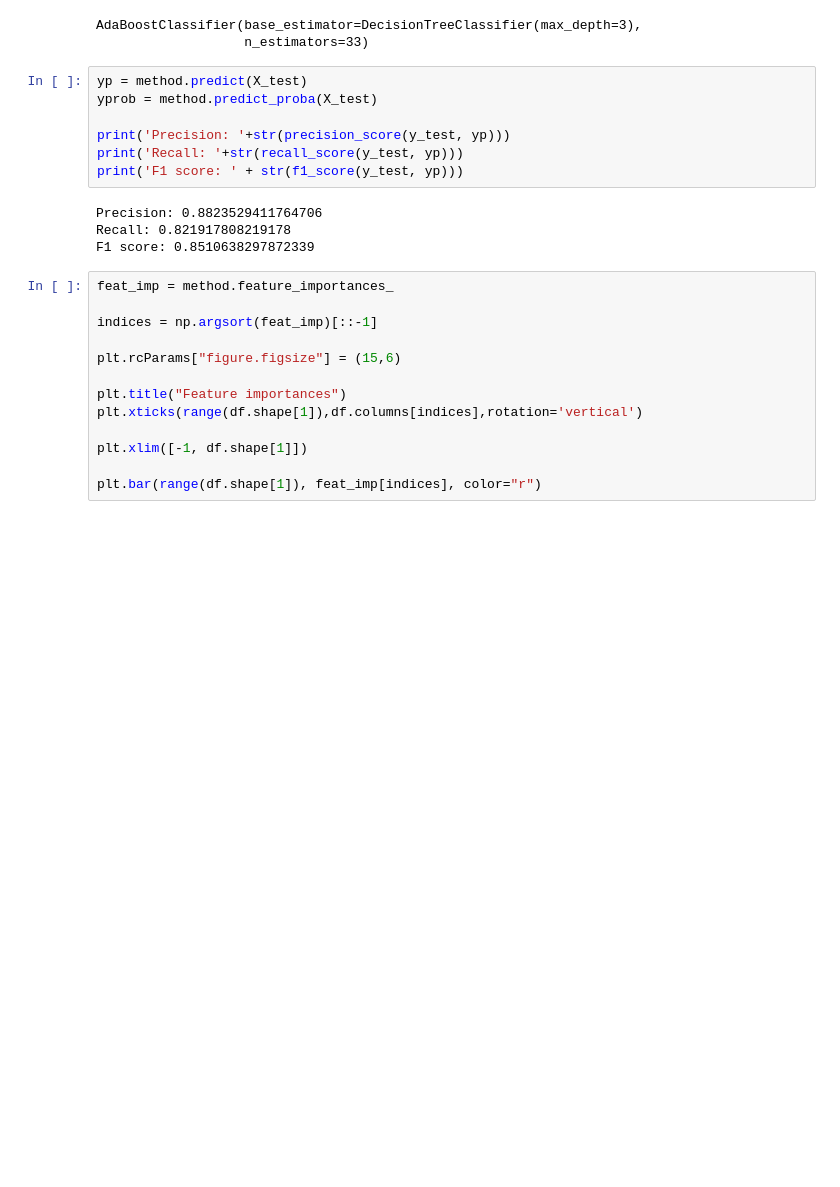
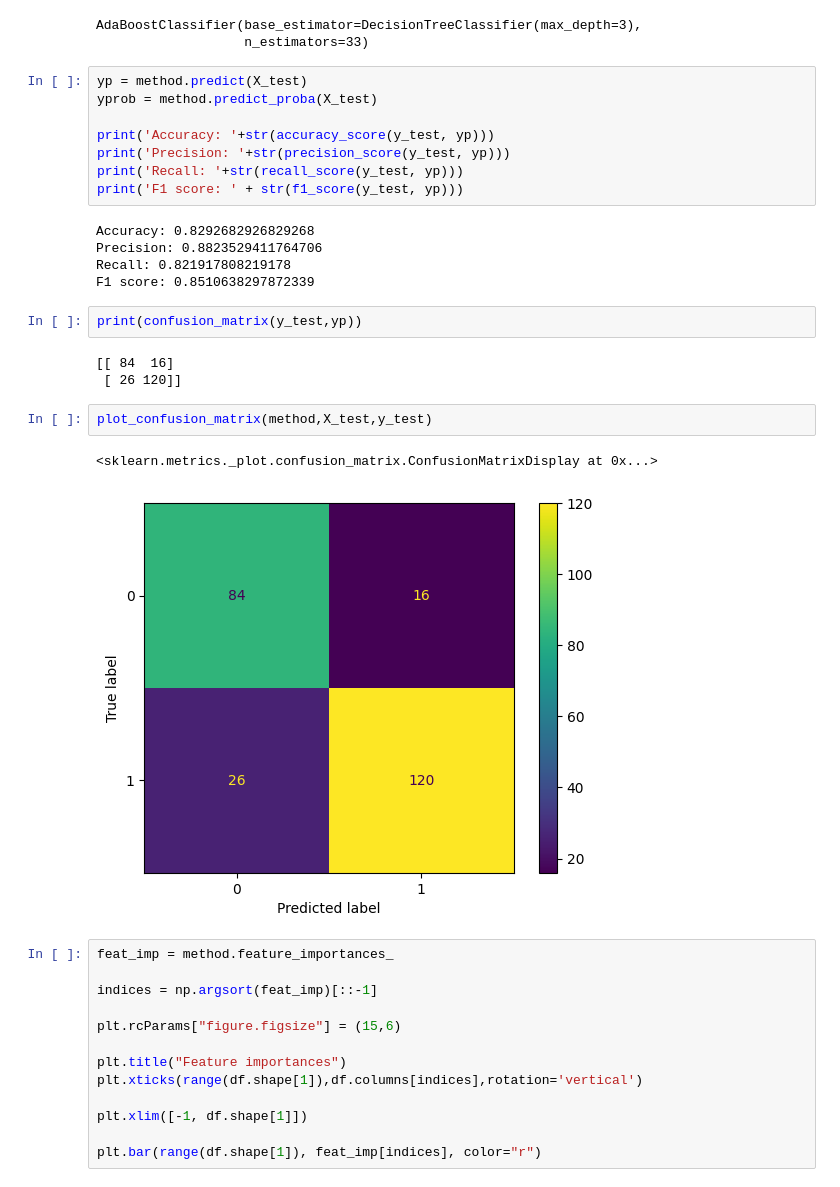
Before and after one commit to eriesp/FDAxEEG, a Jupyter notebook: Dataset/AdaBoost.ipynb, the cells around one changed output. Drawn from its saved outputs; the diff is of its cells as text; blank space fills up the shorter version.

```diff
--- a/Dataset/AdaBoost.ipynb
+++ b/Dataset/AdaBoost.ipynb
@@ -142,13 +138,25 @@ AdaBoostClassifier(base_estimator=DecisionTreeClassifier(max_depth=3),
 yp = method.predict(X_test)
 yprob = method.predict_proba(X_test)
 
+print('Accuracy: '+str(accuracy_score(y_test, yp)))
 print('Precision: '+str(precision_score(y_test, yp)))
 print('Recall: '+str(recall_score(y_test, yp)))
 print('F1 score: ' + str(f1_score(y_test, yp)))
 # %% [output]
+Accuracy: 0.8292682926829268
 Precision: 0.8823529411764706
 Recall: 0.821917808219178
 F1 score: 0.8510638297872339
+# %%
+print(confusion_matrix(y_test,yp))
+# %% [output]
+[[ 84  16]
+ [ 26 120]]
+# %%
+plot_confusion_matrix(method,X_test,y_test)
+# %% [output]
+<sklearn.metrics._plot.confusion_matrix.ConfusionMatrixDisplay at 0x...>
+[figure, added]
 # %%
 feat_imp = method.feature_importances_
 
```
Also changed, not shown: parts of 2 cells of this notebook, 2 other files.
